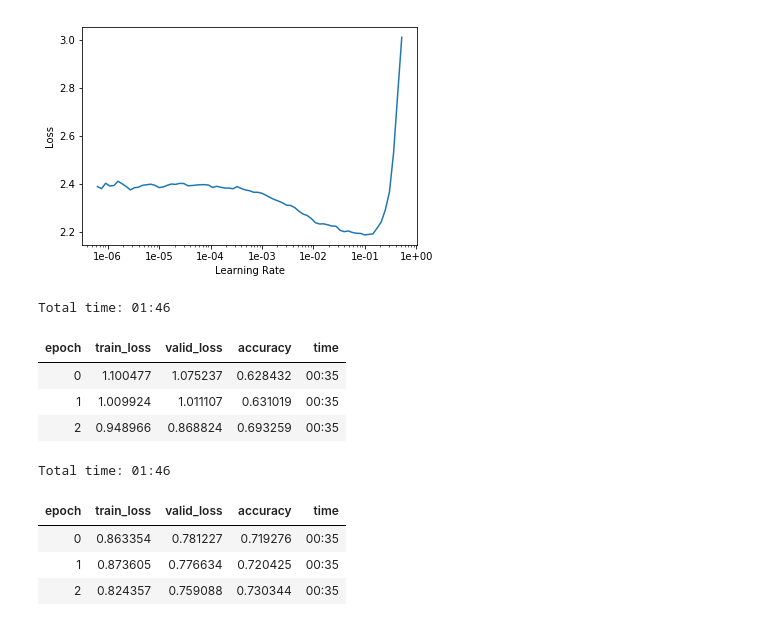
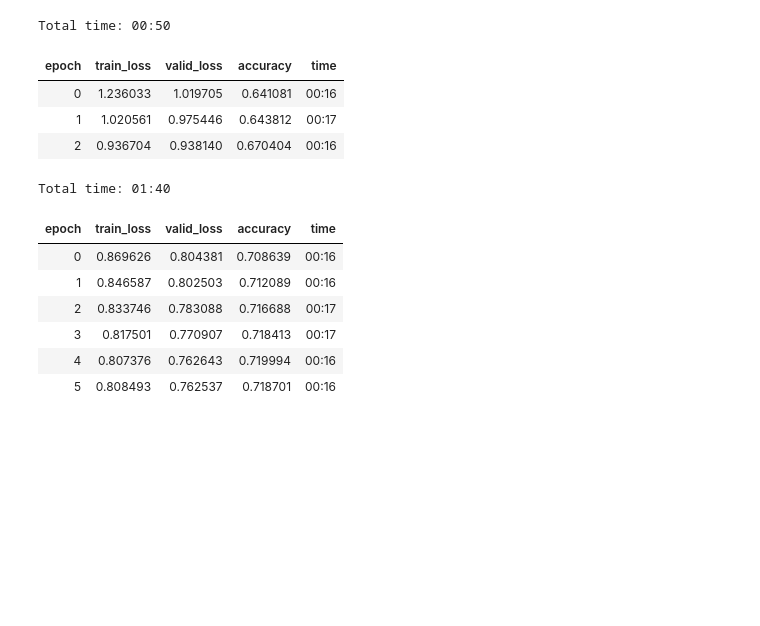
Before and after one commit to qnkhuat/emotion_train, a Jupyter notebook: fastai-resnet34.ipynb, the cells around one changed output. Cells and saved outputs as stored; diff of their text form; code cells hidden in the pictures; blank space fills up the shorter version.

```diff
--- a/fastai-resnet34.ipynb
+++ b/fastai-resnet34.ipynb
@@ -8,7 +8,7 @@ path ='/home/qnkhuat/data/emotion_compilation_split'
 tfms = get_transforms(do_flip=True,flip_vert=False)
 # %%
 # ran this get erro in THcroe
-data = (ImageDataBunch.from_folder(path,test='test',size=48,ds_tfms=tfms,bs=64)
+data = (ImageDataBunch.from_folder(path,test='test',size=48,ds_tfms=tfms,bs=256)
        .normalize())
 # %%
 data.show_batch(rows=3)
@@ -28,22 +28,21 @@ LR Finder is complete, type {learner_name}.recorder.plot() to see the graph.
-# %%
-learn.recorder.plot()
-# %% [output]
-[figure, removed]
 # %%
 learn.metrics = [accuracy]
 # %%
 learn.fit(3,lr=1e-2)
 # %% [output]
-Total time: 01:46
+Total time: 00:50
 | epoch | train_loss | valid_loss | accuracy | time |
-| 0 | 1.100477 | 1.075237 | 0.628432 | 00:35 |
-| 1 | 1.009924 | 1.011107 | 0.631019 | 00:35 |
-| 2 | 0.948966 | 0.868824 | 0.693259 | 00:35 |
+| 0 | 1.236033 | 1.019705 | 0.641081 | 00:16 |
+| 1 | 1.020561 | 0.975446 | 0.643812 | 00:17 |
+| 2 | 0.936704 | 0.938140 | 0.670404 | 00:16 |
 # %%
-learn.fit_one_cycle(3,)
+learn.fit_one_cycle(6)
 # %% [output]
-Total time: 01:46
+Total time: 01:40
 | epoch | train_loss | valid_loss | accuracy | time |
-| 0 | 0.863354 | 0.781227 | 0.719276 | 00:35 |
-| 1 | 0.873605 | 0.776634 | 0.720425 | 00:35 |
-| 2 | 0.824357 | 0.759088 | 0.730344 | 00:35 |
+| 0 | 0.869626 | 0.804381 | 0.708639 | 00:16 |
+| 1 | 0.846587 | 0.802503 | 0.712089 | 00:16 |
+| 2 | 0.833746 | 0.783088 | 0.716688 | 00:17 |
+| 3 | 0.817501 | 0.770907 | 0.718413 | 00:17 |
+| 4 | 0.807376 | 0.762643 | 0.719994 | 00:16 |
+| 5 | 0.808493 | 0.762537 | 0.718701 | 00:16 |
```
Also changed, not shown: parts of 15 cells of this notebook, 4 other files.
